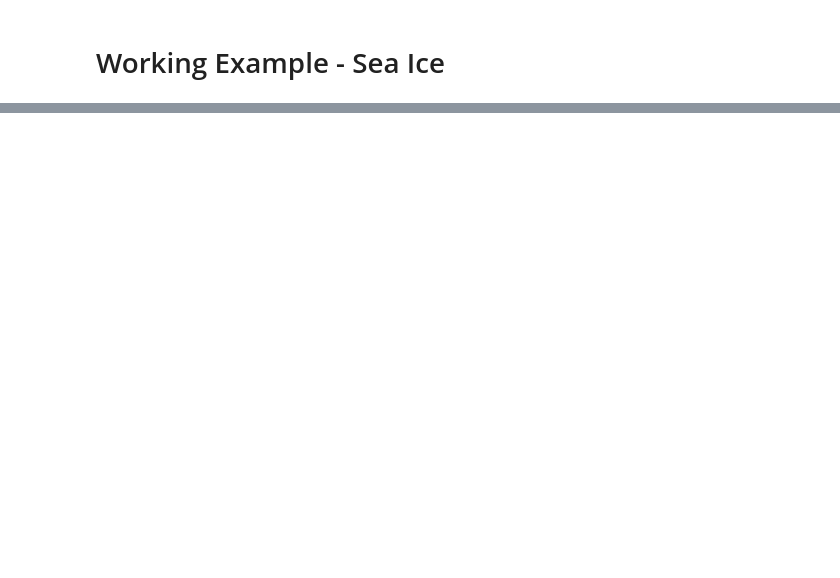
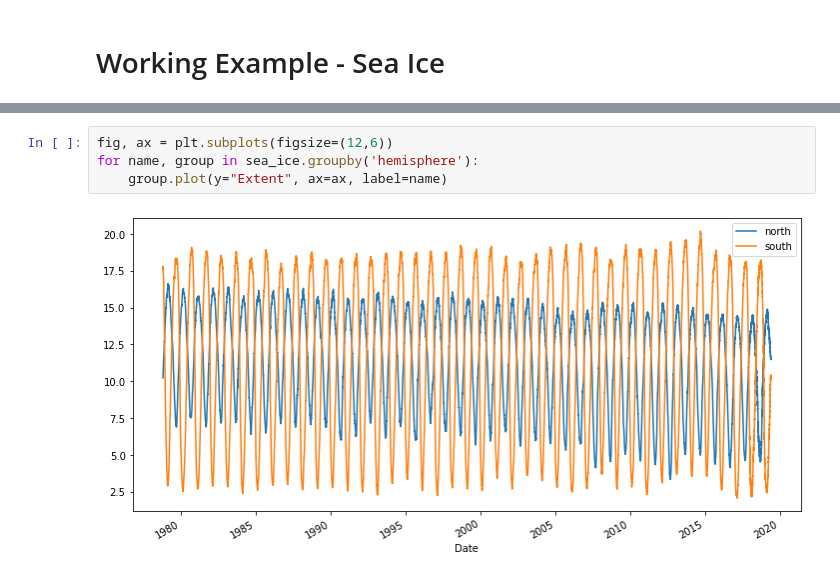
Before and after one commit to eyalnus/Python-Data, a Jupyter notebook: Pandas.ipynb, the cells around one changed output, grey strips where cells are left out. Cells and saved outputs as stored; diff of their text form; blank space fills up the shorter version.

```diff
--- a/Pandas.ipynb
+++ b/Pandas.ipynb
@@ -177,0 +710,6 @@ plt.legend(bbox_to_anchor=(0., -.362, 1., .102), loc=3, ncol=2,
+# %%
+fig, ax = plt.subplots(figsize=(12,6))
+for name, group in sea_ice.groupby('hemisphere'):
+    group.plot(y="Extent", ax=ax, label=name)
+# %% [output]
+[figure, added]
```
Also changed, not shown: parts of 61 cells of this notebook, 2 other files.
